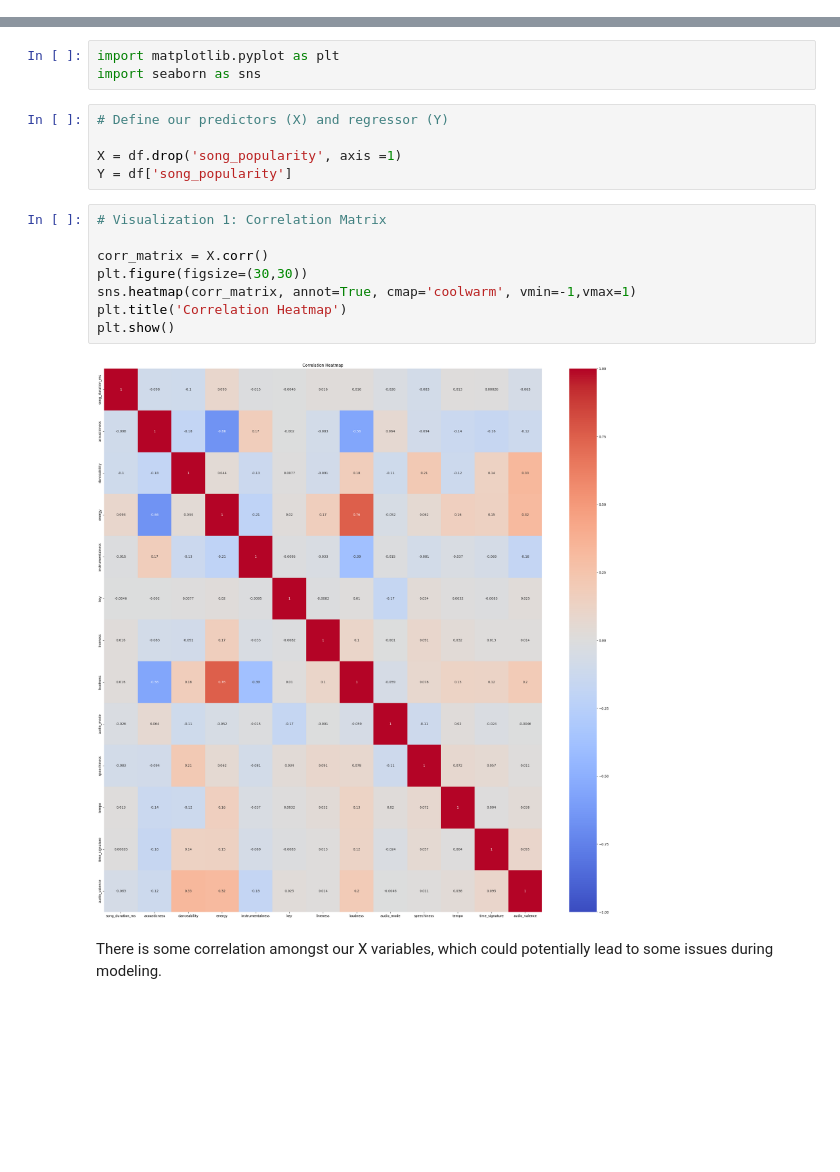
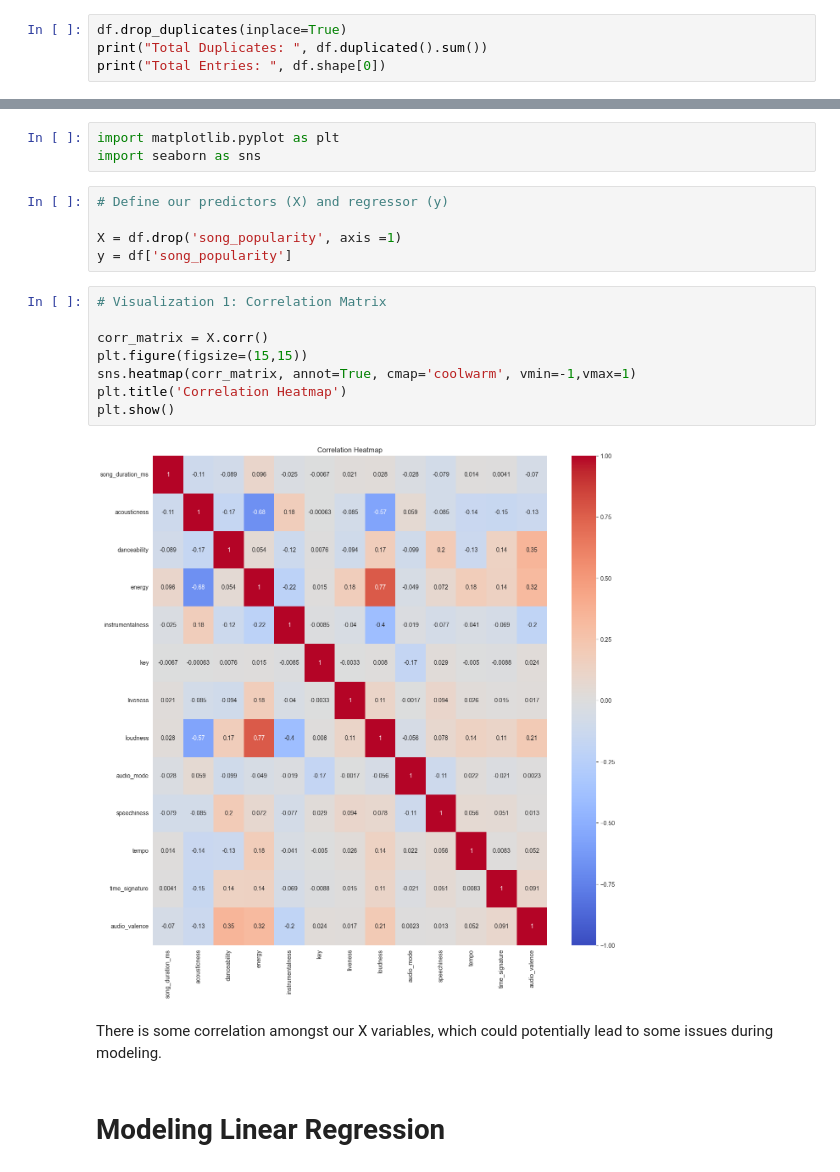
Before and after one commit to santip5/3162FinalProject, a Jupyter notebook: Final Project.ipynb, the cells around one changed output, grey strips where cells are left out. Drawn from its saved outputs; the diff is of its cells as text; blank space fills up the shorter version.

```diff
--- a/Final Project.ipynb
+++ b/Final Project.ipynb
@@ -76,0 +81,4 @@ dtype: int64
+# %%
+df.drop_duplicates(inplace=True)
+print("Total Duplicates: ", df.duplicated().sum())
+print("Total Entries: ", df.shape[0])
@@ -84,19 +95,21 @@ df = df.drop('song_name', axis = 1);
 import matplotlib.pyplot as plt
 import seaborn as sns
 # %%
-# Define our predictors (X) and regressor (Y)
+# Define our predictors (X) and regressor (y)
 
 X = df.drop('song_popularity', axis =1)
-Y = df['song_popularity']
+y = df['song_popularity']
 # %%
 # Visualization 1: Correlation Matrix
 
 corr_matrix = X.corr()
-plt.figure(figsize=(30,30))
+plt.figure(figsize=(15,15))
 sns.heatmap(corr_matrix, annot=True, cmap='coolwarm', vmin=-1,vmax=1)
 plt.title('Correlation Heatmap')
 plt.show()
 # %% [output]
-[figure, old version]
+[figure, new version]
 # %% [markdown]
 There is some correlation amongst our X variables, which could potentially lead to some issues during modeling.
+# %% [markdown]
+# Modeling Linear Regression
```
Also changed, not shown: parts of 21 cells of this notebook.
